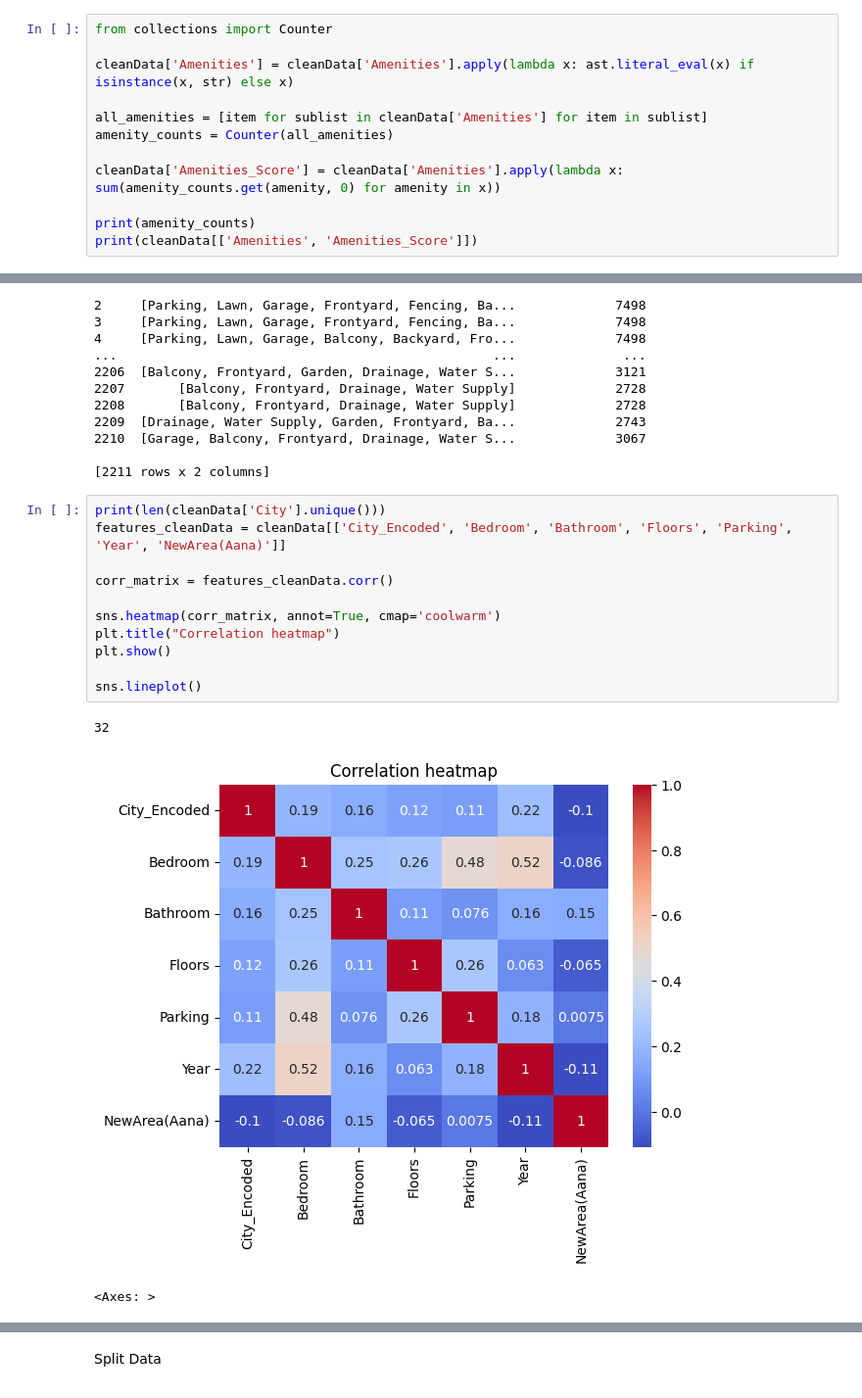
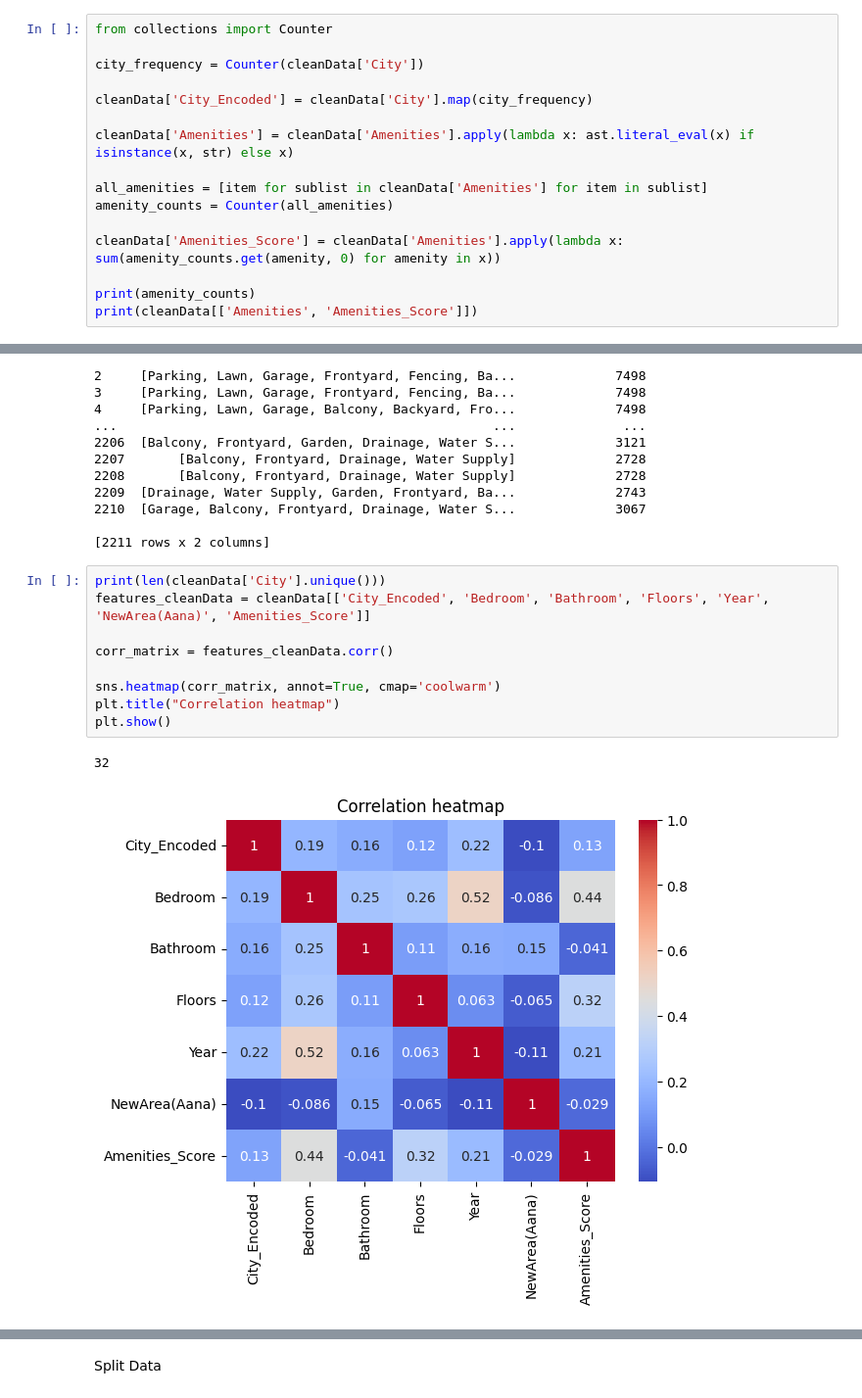
Before and after one commit to Swoyesh/House_Price_Predictor, a Jupyter notebook: housing.ipynb, the cells around one changed output, grey strips where cells are left out. Shown at 98% size. Cells and saved outputs as stored; diff of their text form.

```diff
--- a/housing.ipynb
+++ b/housing.ipynb
@@ -1529,6 +1530,10 @@ print(cohens_d_kp)
 Frequency Encoding
 # %%
 from collections import Counter
+
+city_frequency = Counter(cleanData['City'])
+
+cleanData['City_Encoded'] = cleanData['City'].map(city_frequency)
 
 cleanData['Amenities'] = cleanData['Amenities'].apply(lambda x: ast.literal_eval(x) if isinstance(x, str) else x)
 
@@ -1557,16 +1562,13 @@ Counter({'Water Supply': 877, 'Drainage': 800, 'Balcony': 777, 'Water Tank': 726
 [2211 rows x 2 columns]
 # %%
 print(len(cleanData['City'].unique()))
-features_cleanData = cleanData[['City_Encoded', 'Bedroom', 'Bathroom', 'Floors', 'Parking', 'Year', 'NewArea(Aana)']]
+features_cleanData = cleanData[['City_Encoded', 'Bedroom', 'Bathroom', 'Floors', 'Year', 'NewArea(Aana)', 'Amenities_Score']]
 
 corr_matrix = features_cleanData.corr()
 
 sns.heatmap(corr_matrix, annot=True, cmap='coolwarm')
 plt.title("Correlation heatmap")
 plt.show()
-
-sns.lineplot()
 # %% [output]
 32
-[figure, old version]
+[figure, new version]
-<Axes: >
```
Also changed, not shown: parts of 4 cells of this notebook, 3 other files.
